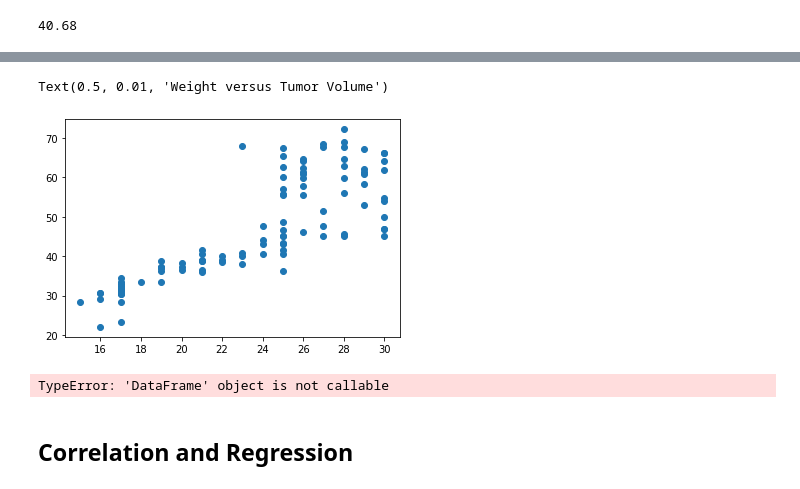
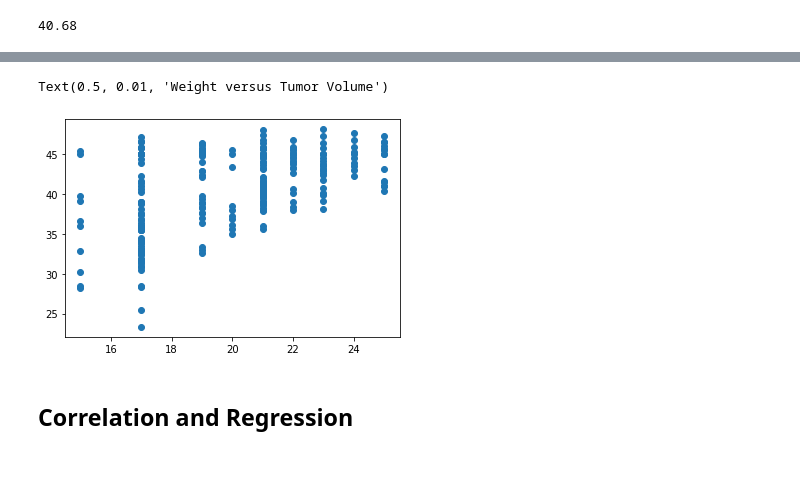
Before and after one commit to brookecrofts/BCHomework, a Jupyter notebook: Pymaceuticals/pymaceuticals_starter-Copy1.ipynb, the cells around one changed output, grey strips where cells are left out. Cells and saved outputs as stored; diff of their text form; code cells hidden in the pictures.

```diff
--- a/Pymaceuticals/pymaceuticals_starter-Copy1.ipynb
+++ b/Pymaceuticals/pymaceuticals_starter-Copy1.ipynb
@@ -374,24 +413,16 @@ avg_cap
 # %%
 # Generate a scatter plot of mouse weight versus average tumor volume for the Capomulin regimen
 
-plt.scatter(last_timepoint["Weight (g)"], last_timepoint["Tumor Volume (mm3)"], marker="o")
+plt.scatter(d_cap["Weight (g)"], d_cap["Tumor Volume (mm3)"], marker="o")
 fig.text(0.5, 0.01, 'Weight versus Tumor Volume', ha='center', va='center')
-# plt.ylabel('Tumor Volume')
-# plt.xlabel('Weight')
+# plt.title("Temperature in World Cities")
+# plt.ylabel("Temperature (Celsius)")
+# plt.xlabel("Latitude")
 # plt.grid(True)
+# plt.show()
 # %% [output]
 Text(0.5, 0.01, 'Weight versus Tumor Volume')
-[figure, old version]
+[figure, new version]
-# %%
-# Generate a scatter plot of mouse weight versus average tumor volume for the Capomulin regimen
-x_limit = 100
-x_axis = np.arange(unique_dfmousestudy('Weight (g)'))
-#create array of data for y values
-y_axis = [avg_cap]
-plt.scatter(x_axis, y_axis, marker="o", facecolors="red", edgecolors="black",
-            s=x_axis, alpha=0.75)
-# %% [output]
-TypeError: 'DataFrame' object is not callable
 # %% [markdown]
 ## Correlation and Regression
 # %%
```
Also changed, not shown: parts of 7 cells of this notebook.
